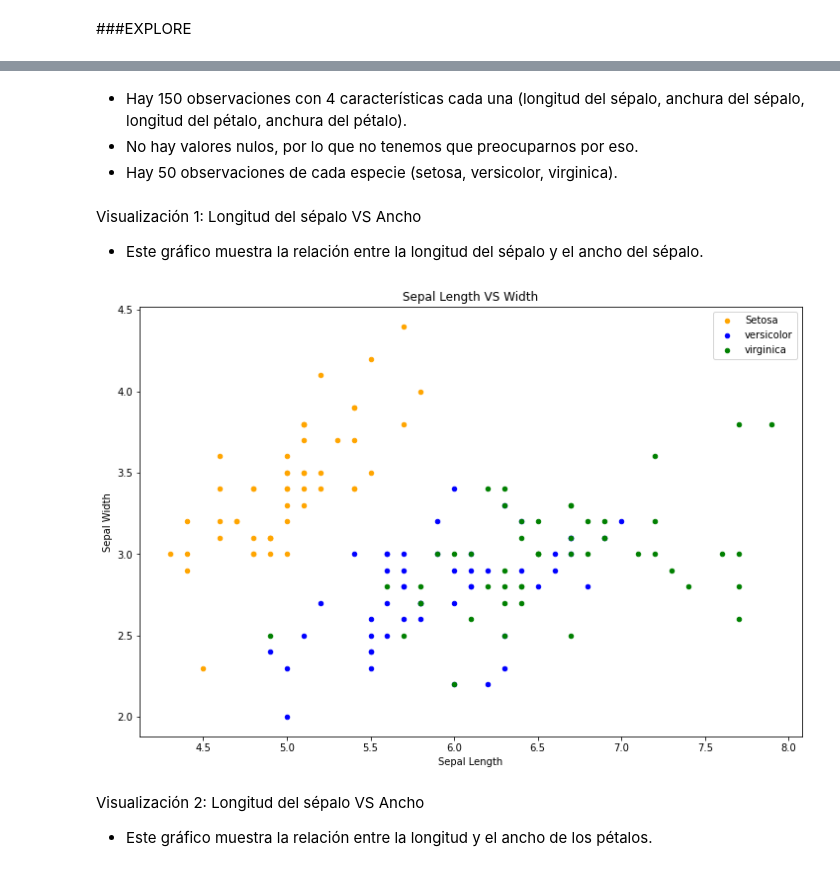
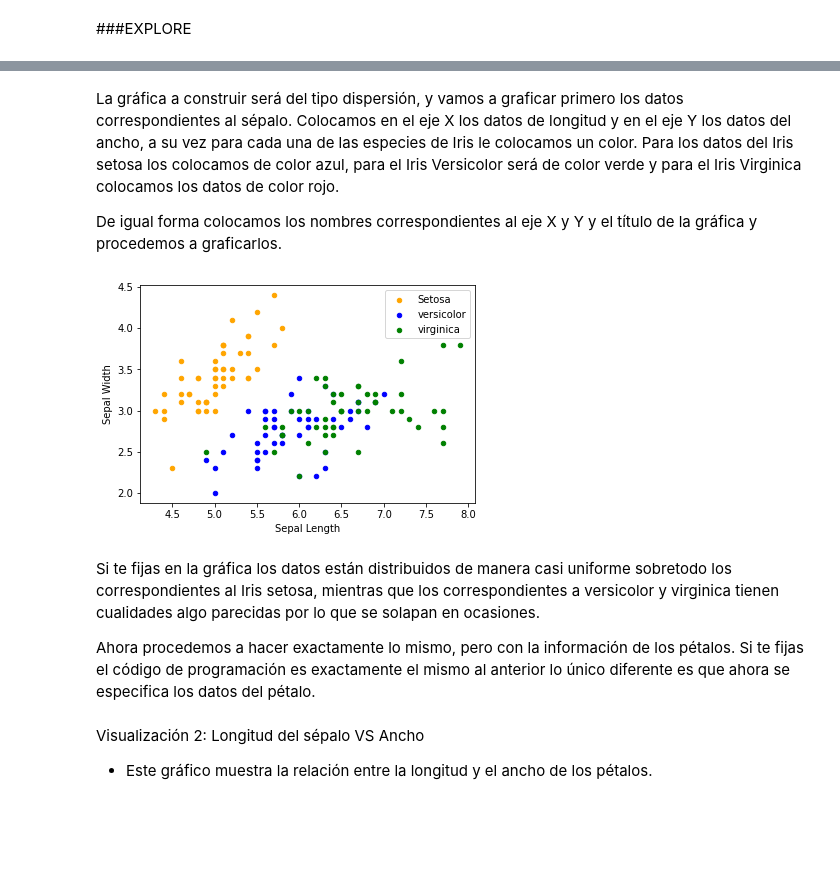
Before and after one commit to castudil/Machine-Learning, a Jupyter notebook: Proyecto Final ML/ Entrega 04 - Model/ Entrega_04_Model_Iris.ipynb, the cells around one changed output, grey strips where cells are left out. Cells and saved outputs as stored; diff of their text form; code cells hidden in the pictures; blank space fills up the shorter version.

```diff
--- a/Proyecto Final ML/ Entrega 04 - Model/ Entrega_04_Model_Iris.ipynb
+++ b/Proyecto Final ML/ Entrega 04 - Model/ Entrega_04_Model_Iris.ipynb
@@ -95,22 +79,22 @@ sns.pairplot(data=iris, hue='Species', palette='Set2')
-# %% [markdown]
-- Hay 150 observaciones con 4 características cada una (longitud del sépalo, anchura del sépalo, longitud del pétalo, anchura del pétalo).
-- No hay valores nulos, por lo que no tenemos que preocuparnos por eso.
-- Hay 50 observaciones de cada especie (setosa, versicolor, virginica).
-# %% [markdown]
-Visualización 1: Longitud del sépalo VS Ancho
-- Este gráfico muestra la relación entre la longitud del sépalo y el ancho del sépalo.
+# %% [markdown]
+La gráfica a construir será del tipo dispersión, y vamos a graficar primero los datos correspondientes al sépalo. Colocamos en el eje X los datos de longitud y en el eje Y los datos del ancho, a su vez para cada una de las especies de Iris le colocamos un color. Para los datos del Iris setosa los colocamos de color azul, para el Iris Versicolor será de color verde y para el Iris Virginica colocamos los datos de color rojo.
+
+De igual forma colocamos los nombres correspondientes al eje X y Y y el título de la gráfica y procedemos a graficarlos.
 # %%
+#Longitud del sépalo VS Ancho. Este gráfico muestra la relación entre la longitud del sépalo y el ancho del sépalo.
+
 fig = iris[iris.Species=='Iris-setosa'].plot(kind='scatter',x='Sepal Length',y='Sepal Width',color='orange', label='Setosa')
 iris[iris.Species=='Iris-versicolor'].plot(kind='scatter',x='Sepal Length',y='Sepal Width',color='blue', label='versicolor',ax=fig)
 iris[iris.Species=='Iris-virginica'].plot(kind='scatter',x='Sepal Length',y='Sepal Width',color='green', label='virginica', ax=fig)
 fig.set_xlabel("Sepal Length")
 fig.set_ylabel("Sepal Width")
-fig.set_title("Sepal Length VS Width")
-fig=plt.gcf()
-fig.set_size_inches(12,8)
 plt.show()
 # %% [output]
-[figure, old version]
+[figure, new version]
+# %% [markdown]
+Si te fijas en la gráfica los datos están distribuidos de manera casi uniforme sobretodo los correspondientes al Iris setosa, mientras que los correspondientes a versicolor y virginica tienen cualidades algo parecidas por lo que se solapan en ocasiones.
+
+Ahora procedemos a hacer exactamente lo mismo, pero con la información de los pétalos. Si te fijas el código de programación es exactamente el mismo al anterior lo único diferente es que ahora se especifica los datos del pétalo.
 # %% [markdown]
 Visualización 2: Longitud del sépalo VS Ancho
 - Este gráfico muestra la relación entre la longitud y el ancho de los pétalos.
```
Also changed, not shown: parts of 60 cells of this notebook.
